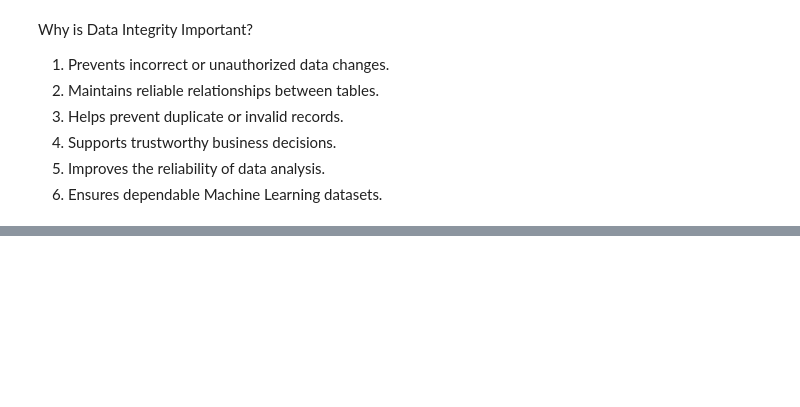
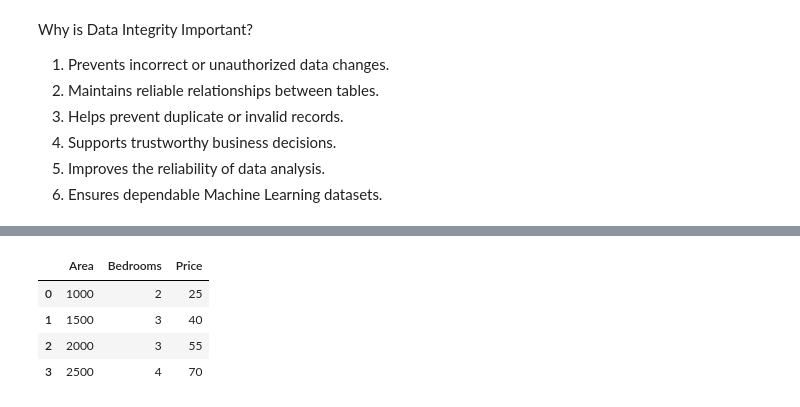
Before and after one commit to upendarreddyadla/Sprint-5-Data-Cleaning-Data-Preprocessing, a Jupyter notebook: 01_Data_Preprocessing_Basics.ipynb, the cells around one changed output, grey strips where cells are left out. Saved outputs shown, nothing was run; the diff lists cells and outputs as text; code cells hidden in the pictures; blank space fills up the shorter version.

```diff
--- a/01_Data_Preprocessing_Basics.ipynb
+++ b/01_Data_Preprocessing_Basics.ipynb
@@ -1201,0 +1379,18 @@ Why is Data Integrity Important?
+# %%
+import pandas as pd
+
+data = {
+    "Area": [1000, 1500, 2000, 2500],
+    "Bedrooms": [2, 3, 3, 4],
+    "Price": [25, 40, 55, 70]
+}
+
+df = pd.DataFrame(data)
+
+df
+# %% [output]
+|  | Area | Bedrooms | Price |
+| 0 | 1000 | 2 | 25 |
+| 1 | 1500 | 3 | 40 |
+| 2 | 2000 | 3 | 55 |
+| 3 | 2500 | 4 | 70 |
```
Also changed, not shown: parts of 40 cells of this notebook.
